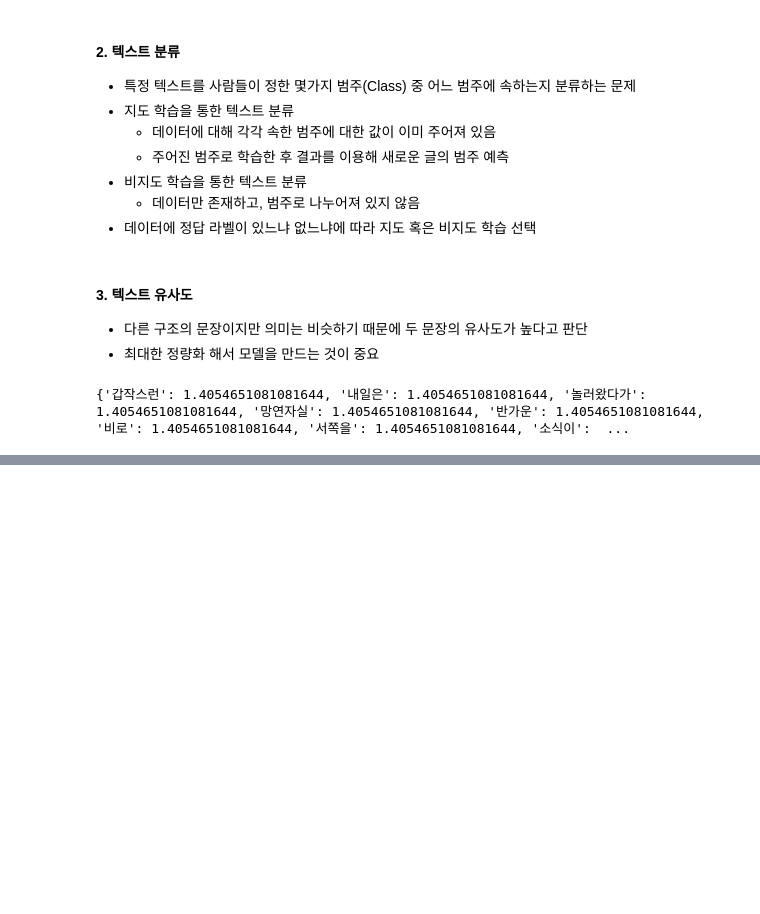
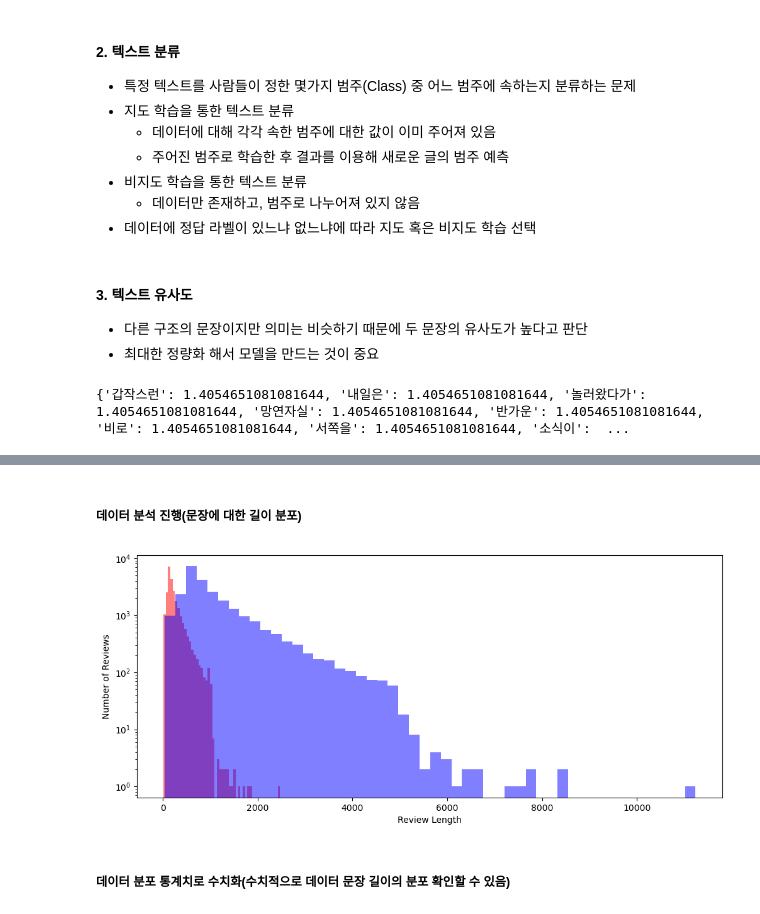
Before and after one commit to 4ix/ai_class_nlp, a Jupyter notebook: chap3.ipynb, the cells around one changed output, grey strips where cells are left out. Drawn from its saved outputs; the diff is of its cells as text; code cells hidden in the pictures; blank space fills up the shorter version.

```diff
--- a/chap3.ipynb
+++ b/chap3.ipynb
@@ -35,0 +115,11 @@ print(dict(zip(tfidf_vectorizer.get_feature_names_out(), idf)))
+# %%
+def data(directory):
+    pos_df = directory_data(os.path.join(directory, 'pos'))
+    neg_df = directory_data(os.path.join(directory, 'neg'))
+    pos_df['sentiment'] = 1
+    neg_df['sentiment'] = 0
+
+    return pd.concat([pos_df, neg_df])
+# %%
+train_df = data(os.path.join(os.path.dirname(data_set), 'aclImdb', 'train'))
+test_df = data(os.path.join(os.path.dirname(data_set), 'aclImdb', 'test'))
@@ -35,0 +135,28 @@ print(dict(zip(tfidf_vectorizer.get_feature_names_out(), idf)))
+# %%
+reviews = list(train_df['review'])
+# %%
+# 문자열 문장 리스트 토크나이징
+tokenized_reviews = [r.split() for r in reviews]
+
+# 토크나이징 된 리스트에 대한 각 길이 저장
+review_len_by_token = [len(t) for t in tokenized_reviews]
+
+# 토크나이징 된 것을 붙여서 음절의 길이 저장
+review_len_by_eumjeol = [len(s.replace(' ', '')) for s in reviews]
+# %% [markdown]
+##### 데이터 분석 진행(문장에 대한 길이 분포)
+# %%
+# 문장에 대한 길이 분포
+import matplotlib.pyplot as plt
+
+plt.figure(figsize=(12, 5))
+plt.hist(review_len_by_token, bins=50, alpha=0.5, color='r', label='word') # 단어 개수에 대한 히스토그램
+plt.hist(review_len_by_eumjeol, bins=50, alpha=0.5, color='b', label='alphabet') # 알파벳 개수에 대한 히스토그램
+plt.yscale('log')
+plt.xlabel('Review Length')
+plt.ylabel('Number of Reviews')
+plt.show()
+# %% [output]
+[figure, added]
+# %% [markdown]
+##### 데이터 분포 통계치로 수치화(수치적으로 데이터 문장 길이의 분포 확인할 수 있음)
```
Also changed, not shown: parts of 20 cells of this notebook.
